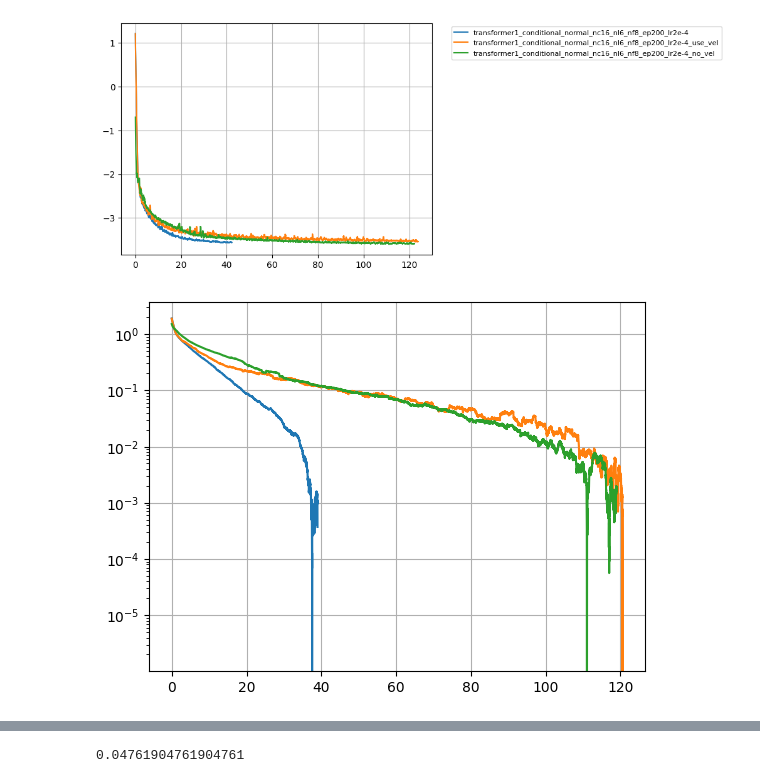
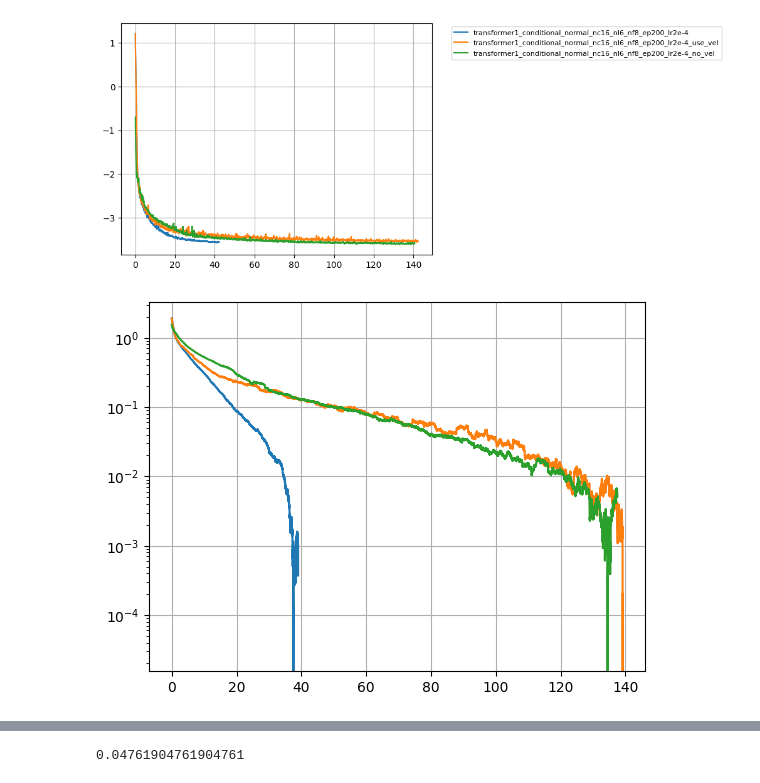
Before and after one commit to knmoriwaki/cosmoglint, a Jupyter notebook: notebooks/plot_transformer_nf.ipynb, the cells around one changed output, grey strips where cells are left out. Cells and saved outputs as stored; diff of their text form; code cells hidden in the pictures.

```diff
--- a/notebooks/plot_transformer_nf.ipynb
+++ b/notebooks/plot_transformer_nf.ipynb
@@ -29,32 +29,34 @@ def plot_running_mean(x, y, window_size, show_diff=False, **kwargs):
 
     line = plt.plot(x[:len(y)], y, **kwargs)
     return line
+
+output_dir = "../scripts/runs/output_transformer_nf"
 # %%
 model_dir_list = [
-    "./output/transformer1_conditional_normal_nc16_nl6_nf8_ep200_lr2e-4",
-    "./output/transformer1_conditional_normal_nc16_nl6_nf8_ep200_lr2e-4_use_vel",
-    "./output/transformer1_conditional_normal_nc16_nl6_nf8_ep200_lr2e-4_no_vel",
+    "{}/transformer1_conditional_normal_nc16_nl6_nf8_ep200_lr2e-4".format(output_dir),
+    "{}/transformer1_conditional_normal_nc16_nl6_nf8_ep200_lr2e-4_use_vel".format(output_dir),
+    "{}/transformer1_conditional_normal_nc16_nl6_nf8_ep200_lr2e-4_no_vel".format(output_dir),
 ]
 
 plt.figure()
 for model_dir in model_dir_list:
     loss = np.loadtxt(f"{model_dir}/log.txt", comments="#")
     x = loss[:,0]
     plot_running_mean(x, loss[:,2], 100, label=model_dir.split("/")[-1])
 
 plt.grid()
 plt.legend(bbox_to_anchor=(1.05, 1), loc='upper left', fontsize=8)
 
 plt.figure()
 for model_dir in model_dir_list:
     loss = np.loadtxt(f"{model_dir}/log.txt", comments="#")
     x = loss[:,0]
     plot_running_mean(x, loss[:,2], 1000, show_diff=True, label=model_dir.split("/")[-1])
 
 plt.yscale("log")
 plt.grid()
 #plt.legend()
 # %% [output]
-[figure, old version]
+[figure, new version]
-[figure, old version]
+[figure, new version]
 # %%
```
Also changed, not shown: parts of 6 cells of this notebook, 4 other files.
